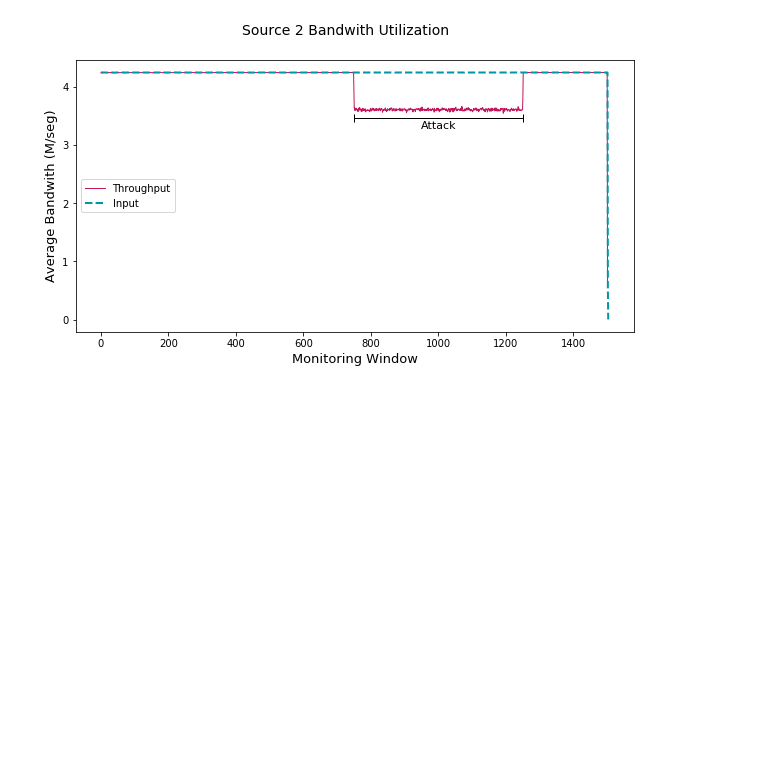
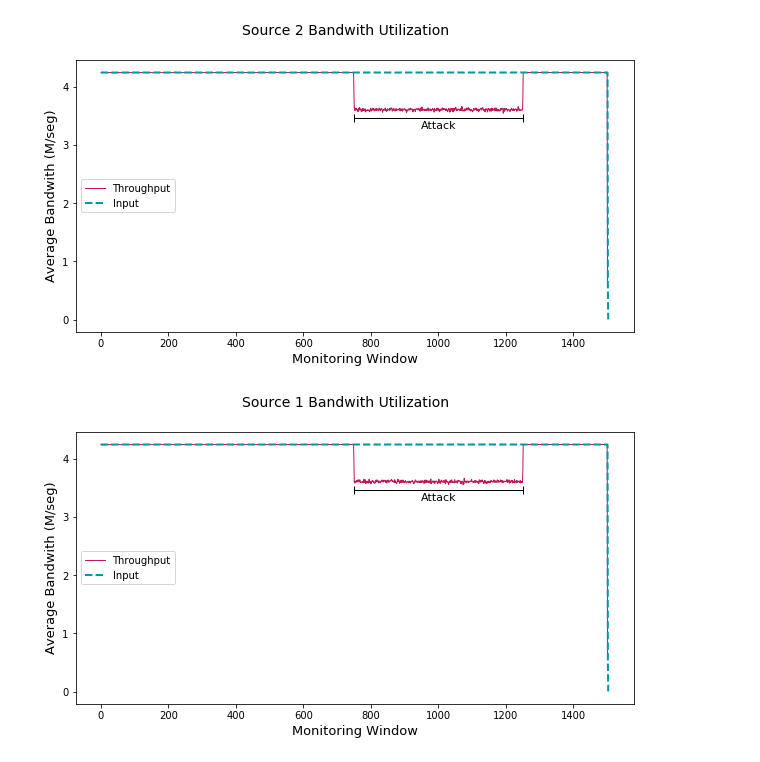
Before and after one commit to andreyqg/ddosmitigation, a Jupyter notebook: scripts/calibrateddosd/Bandwith Usage.ipynb, the cells around one changed output. Cells and saved outputs as stored; diff of their text form; code cells hidden in the pictures; blank space fills up the shorter version.

```diff
--- a/scripts/calibrateddosd/Bandwith Usage.ipynb
+++ b/scripts/calibrateddosd/Bandwith Usage.ipynb
@@ -80,25 +80,27 @@ plt.savefig('bandwith21.pdf')
 # %%
 import pandas as pd
 import matplotlib.pyplot as plt
 import csv
 import numpy as np
 
 ### Statistics each 327 seconds, corresponding to 1 observation window ###
 
 ### Statistics per observation window ### SW11
 stats11entry = pd.read_csv("stats11entry.txt",delimiter='|',usecols=[3])
 stats11 = pd.read_csv("stats11.txt",delimiter='|',usecols=[3])
 
 
 plt.figure(figsize=(10, 5))
-plt.suptitle('Source 2 Bandwith Utilization', fontsize=14)
+plt.suptitle('Source 1 Bandwith Utilization', fontsize=14)
 plt.plot(stats11/100000,color='#C2185B', lw=1,label='Throughput')
 plt.plot(stats11entry/100000,color='#0097A7',lw=2,linestyle='--', label='Input')
 
 plt.errorbar((1000,),(3.46,), xerr=251, ecolor='black', linestyle='-.',  mew=1,capsize=4, label=None, lw=1)
 plt.text(1000, 3.25,'Attack', ha='center', va='bottom', color='black', fontsize=11)
 
 plt.xlabel('Monitoring Window',fontsize=13)
 plt.ylabel('Average Bandwith (M/seg)',fontsize=13)
 plt.legend(loc='center left')
 plt.savefig('bandwith21.pdf')
+# %% [output]
+[figure, added]
```
